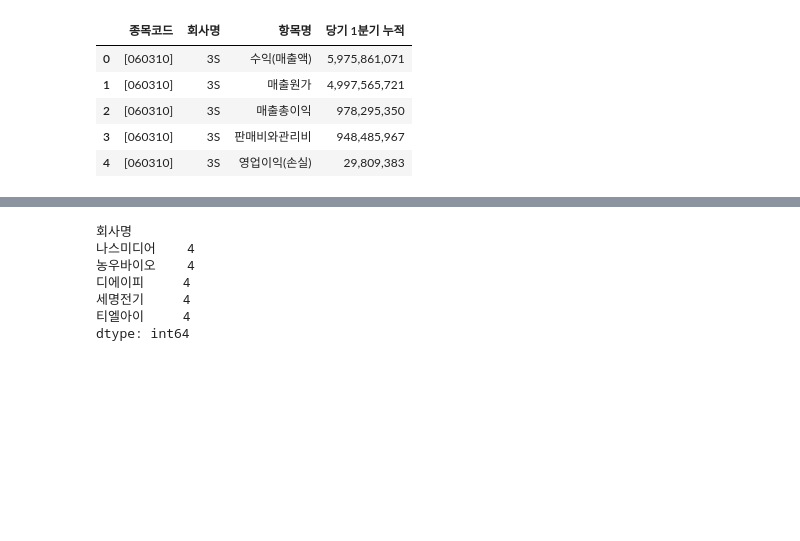
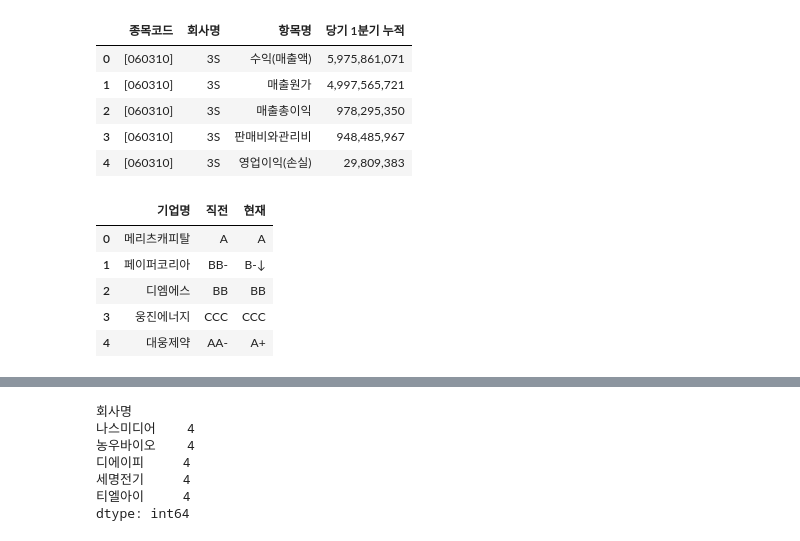
Before and after one commit to KIMS-Github/TIL_, a Jupyter notebook: regression_project/Regression_EDA.ipynb, the cells around one changed output, grey strips where cells are left out. Cells and saved outputs as stored; diff of their text form; code cells hidden in the pictures; blank space fills up the shorter version.

```diff
--- a/regression_project/Regression_EDA.ipynb
+++ b/regression_project/Regression_EDA.ipynb
@@ -80,3 +90,13 @@ df.head()
 | 2 | [060310] | 3S | 매출총이익 | 978,295,350 |
 | 3 | [060310] | 3S | 판매비와관리비 | 948,485,967 |
 | 4 | [060310] | 3S | 영업이익(손실) | 29,809,383 |
+# %%
+cn = raw_cn[['기업명', '직전','현재']]
+cn.head()
+# %% [output]
+|  | 기업명 | 직전 | 현재 |
+| 0 | 메리츠캐피탈 | A | A |
+| 1 | 페이퍼코리아 | BB- | B-↓ |
+| 2 | 디엠에스 | BB | BB |
+| 3 | 웅진에너지 | CCC | CCC |
+| 4 | 대웅제약 | AA- | A+ |
```
Also changed, not shown: parts of 4 cells of this notebook, 1 other file.
